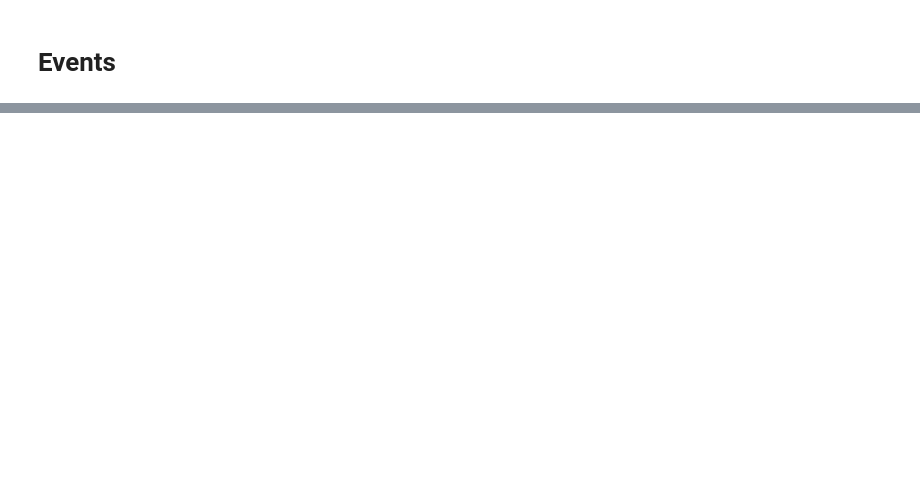
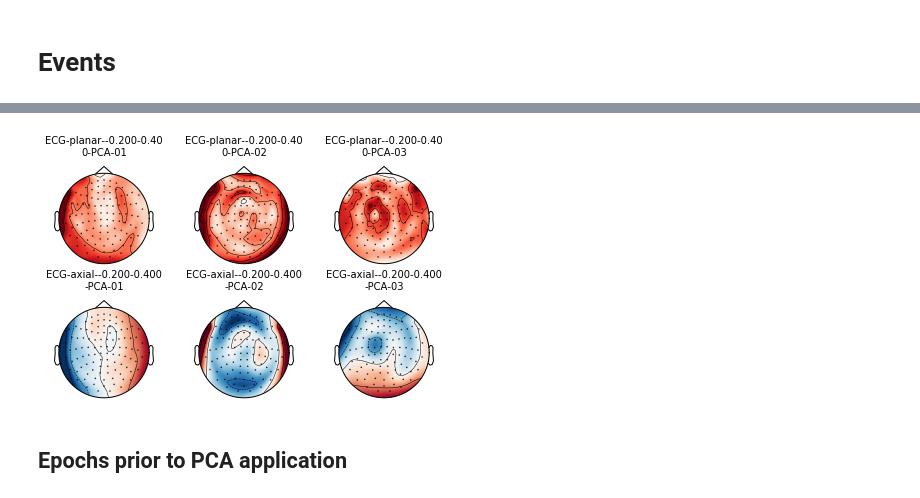
Before and after one commit to egorananyev/mne_pipe_visperc, a Jupyter notebook: mvpa_qc.ipynb, the cells around one changed output, grey strips where cells are left out. Drawn from its saved outputs; the diff is of its cells as text; code cells hidden in the pictures; blank space fills up the shorter version.

```diff
--- a/mvpa_qc.ipynb
+++ b/mvpa_qc.ipynb
@@ -371,0 +501,6 @@ if interactive:
+# %%
+mne.viz.plot_projs_topomap(projs_ecg, layout=layouts);
+# %% [output]
+[figure, added]
+# %% [markdown]
+## Epochs prior to PCA application
```
Also changed, not shown: parts of 57 cells of this notebook.
